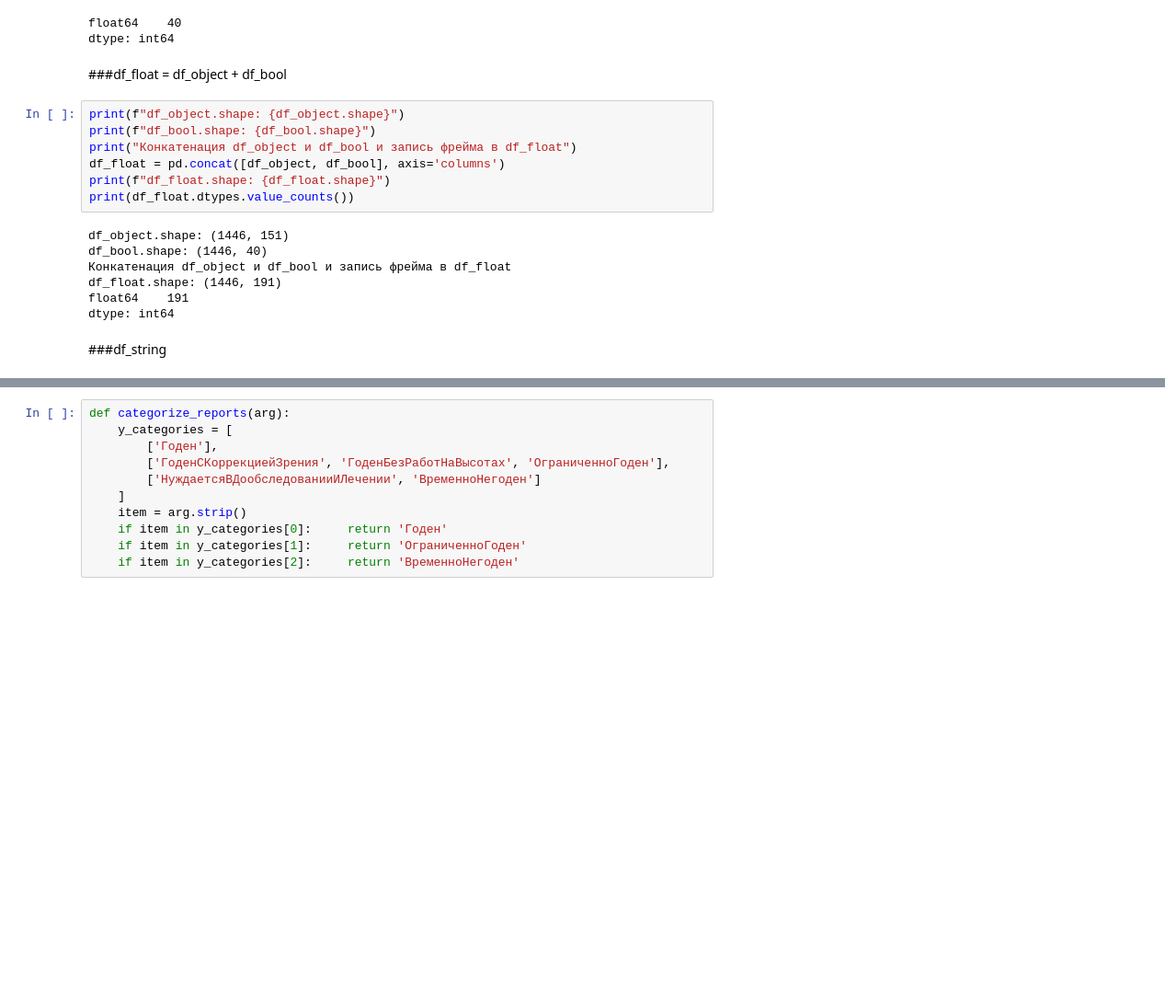
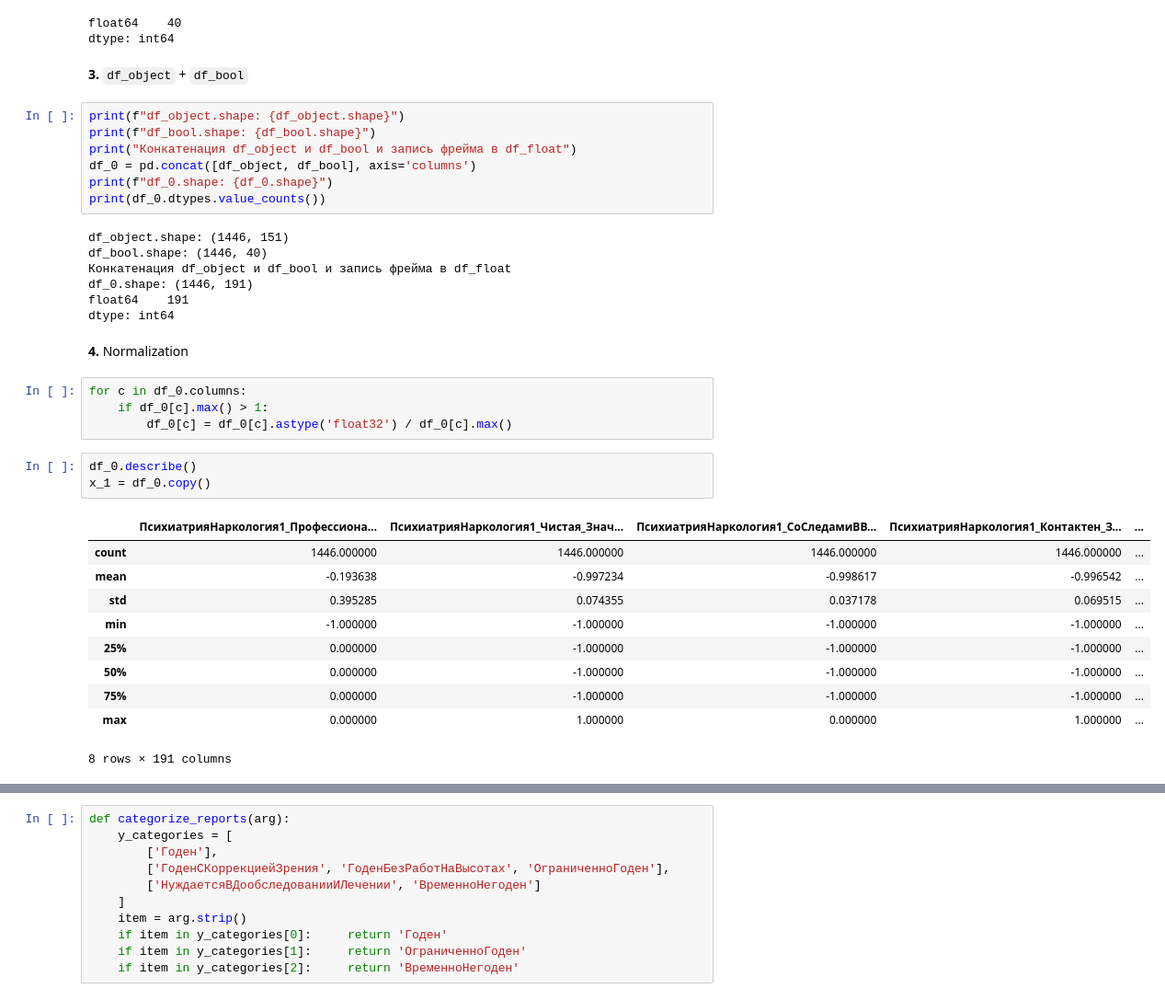
Before and after one commit to Untick/InspectrumClinic_RS_gr2, a Jupyter notebook: Yurkov Vladimir/Untitled1.ipynb, the cells around one changed output, grey strips where cells are left out. Shown: that part at 92% size. Cells and saved outputs as stored; diff of their text form; blank space fills up the shorter version.

```diff
--- a/Yurkov Vladimir/Untitled1.ipynb
+++ b/Yurkov Vladimir/Untitled1.ipynb
@@ -443,20 +478,38 @@ df_bool Замена <NA> -> -1, False -> 0, True -> 1...
 float64    40
 dtype: int64
 # %% [markdown]
-###df_float = df_object + df_bool
+**3.** `df_object` + `df_bool`
 # %%
 print(f"df_object.shape: {df_object.shape}")
 print(f"df_bool.shape: {df_bool.shape}")
 print("Конкатенация df_object и df_bool и запись фрейма в df_float")
-df_float = pd.concat([df_object, df_bool], axis='columns')
-print(f"df_float.shape: {df_float.shape}")
-print(df_float.dtypes.value_counts())
+df_0 = pd.concat([df_object, df_bool], axis='columns')
+print(f"df_0.shape: {df_0.shape}")
+print(df_0.dtypes.value_counts())
 # %% [output]
 df_object.shape: (1446, 151)
 df_bool.shape: (1446, 40)
 Конкатенация df_object и df_bool и запись фрейма в df_float
-df_float.shape: (1446, 191)
+df_0.shape: (1446, 191)
 float64    191
 dtype: int64
-# %% [markdown]
-###df_string
+# %% [markdown]
+**4.** Normalization
+# %%
+for c in df_0.columns:
+    if df_0[c].max() > 1:
+        df_0[c] = df_0[c].astype('float32') / df_0[c].max()
+# %%
+df_0.describe()
+x_1 = df_0.copy()
+# %% [output]
+|  | ПсихиатрияНаркология1_Профессиона... | ПсихиатрияНаркология1_Чистая_Знач... | ПсихиатрияНаркология1_СоСледамиВВ... | ПсихиатрияНаркология1_Контактен_З... | ... |
+| count | 1446.000000 | 1446.000000 | 1446.000000 | 1446.000000 | ... |
+| mean | -0.193638 | -0.997234 | -0.998617 | -0.996542 | ... |
+| std | 0.395285 | 0.074355 | 0.037178 | 0.069515 | ... |
+| min | -1.000000 | -1.000000 | -1.000000 | -1.000000 | ... |
+| 25% | 0.000000 | -1.000000 | -1.000000 | -1.000000 | ... |
+| 50% | 0.000000 | -1.000000 | -1.000000 | -1.000000 | ... |
+| 75% | 0.000000 | -1.000000 | -1.000000 | -1.000000 | ... |
+| max | 0.000000 | 1.000000 | 0.000000 | 1.000000 | ... |
+8 rows × 191 columns
```
Also changed, not shown: parts of 22 cells of this notebook.
